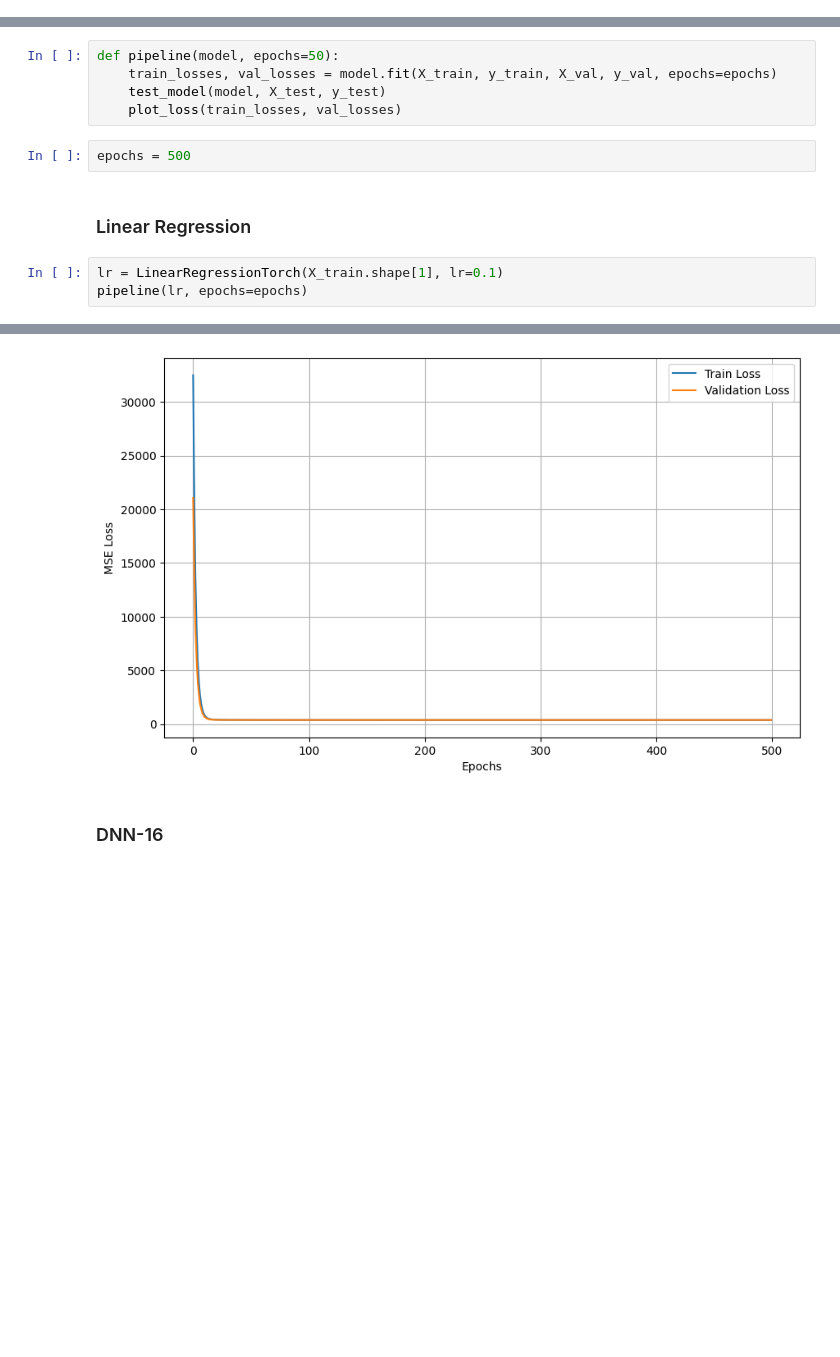
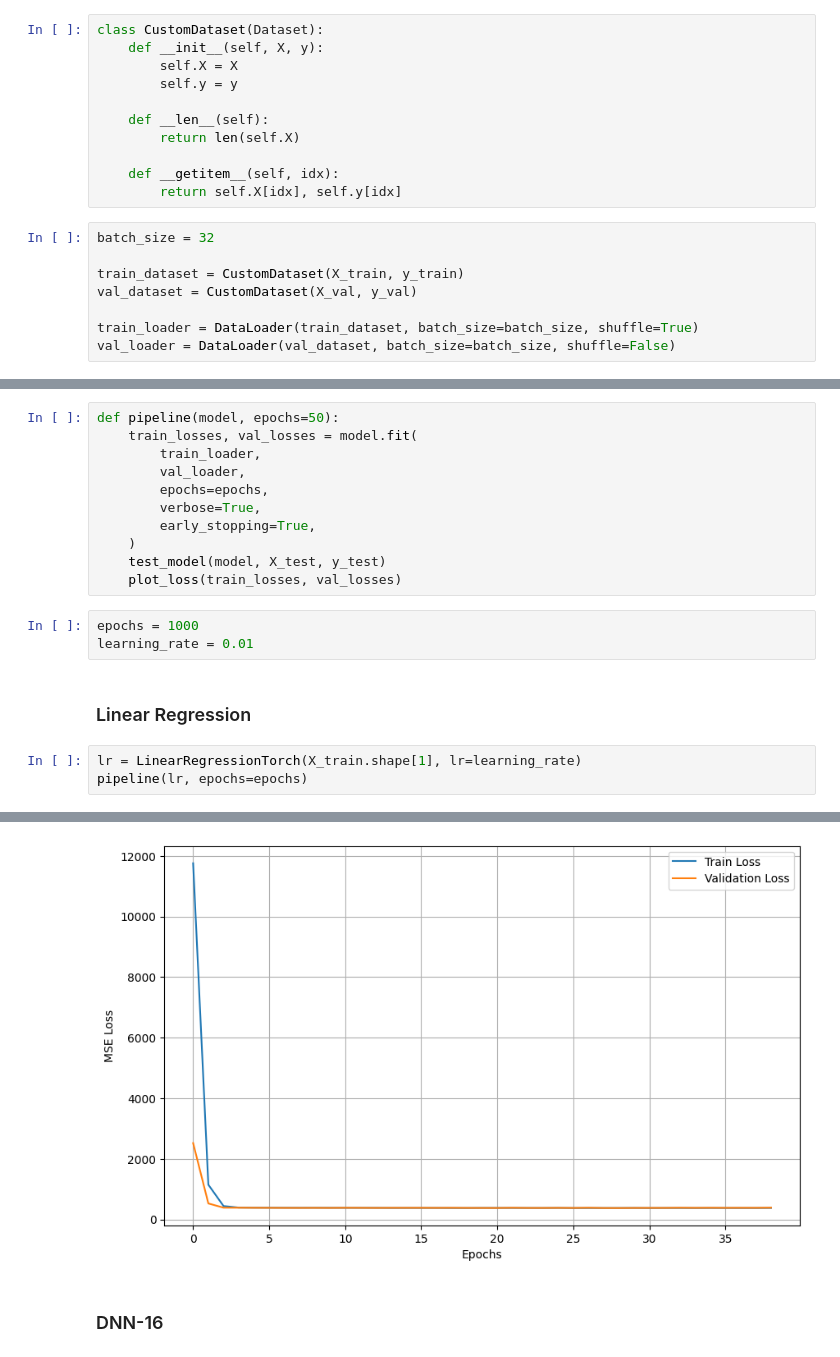
Before and after one commit to toan-ly/CS-5137-Deep-Learning, a Jupyter notebook: homework1/src/run_dnn.ipynb, the cells around one changed output, grey strips where cells are left out. Saved outputs shown, nothing was run; the diff lists cells and outputs as text; blank space fills up the shorter version.

```diff
--- a/homework1/src/run_dnn.ipynb
+++ b/homework1/src/run_dnn.ipynb
@@ -21,15 +38,41 @@ X_test = scaler.transform(X_test)
+# %%
+class CustomDataset(Dataset):
+    def __init__(self, X, y):
+        self.X = X
+        self.y = y
+
+    def __len__(self):
+        return len(self.X)
+
+    def __getitem__(self, idx):
+        return self.X[idx], self.y[idx]
+# %%
+batch_size = 32
+
+train_dataset = CustomDataset(X_train, y_train)
+val_dataset = CustomDataset(X_val, y_val)
+
+train_loader = DataLoader(train_dataset, batch_size=batch_size, shuffle=True)
+val_loader = DataLoader(val_dataset, batch_size=batch_size, shuffle=False)
 # %% [markdown]
 ## Training and Evaluation
 # %%
 def pipeline(model, epochs=50):
-    train_losses, val_losses = model.fit(X_train, y_train, X_val, y_val, epochs=epochs)
+    train_losses, val_losses = model.fit(
+        train_loader,
+        val_loader,
+        epochs=epochs,
+        verbose=True,
+        early_stopping=True,
+    )
     test_model(model, X_test, y_test)
     plot_loss(train_losses, val_losses)
 # %%
-epochs = 500
+epochs = 1000
+learning_rate = 0.01
 # %% [markdown]
 ### Linear Regression
 # %%
-lr = LinearRegressionTorch(X_train.shape[1], lr=0.1)
+lr = LinearRegressionTorch(X_train.shape[1], lr=learning_rate)
 pipeline(lr, epochs=epochs)
 # %% [output]
@@ -50,5 +84,5 @@ R^2 Score: 0.5460
 ====================================
-[figure, old version]
+[figure, new version]
 # %% [markdown]
 ### DNN-16
 # %%
```
Also changed, not shown: parts of 14 cells of this notebook, 2 other files.
